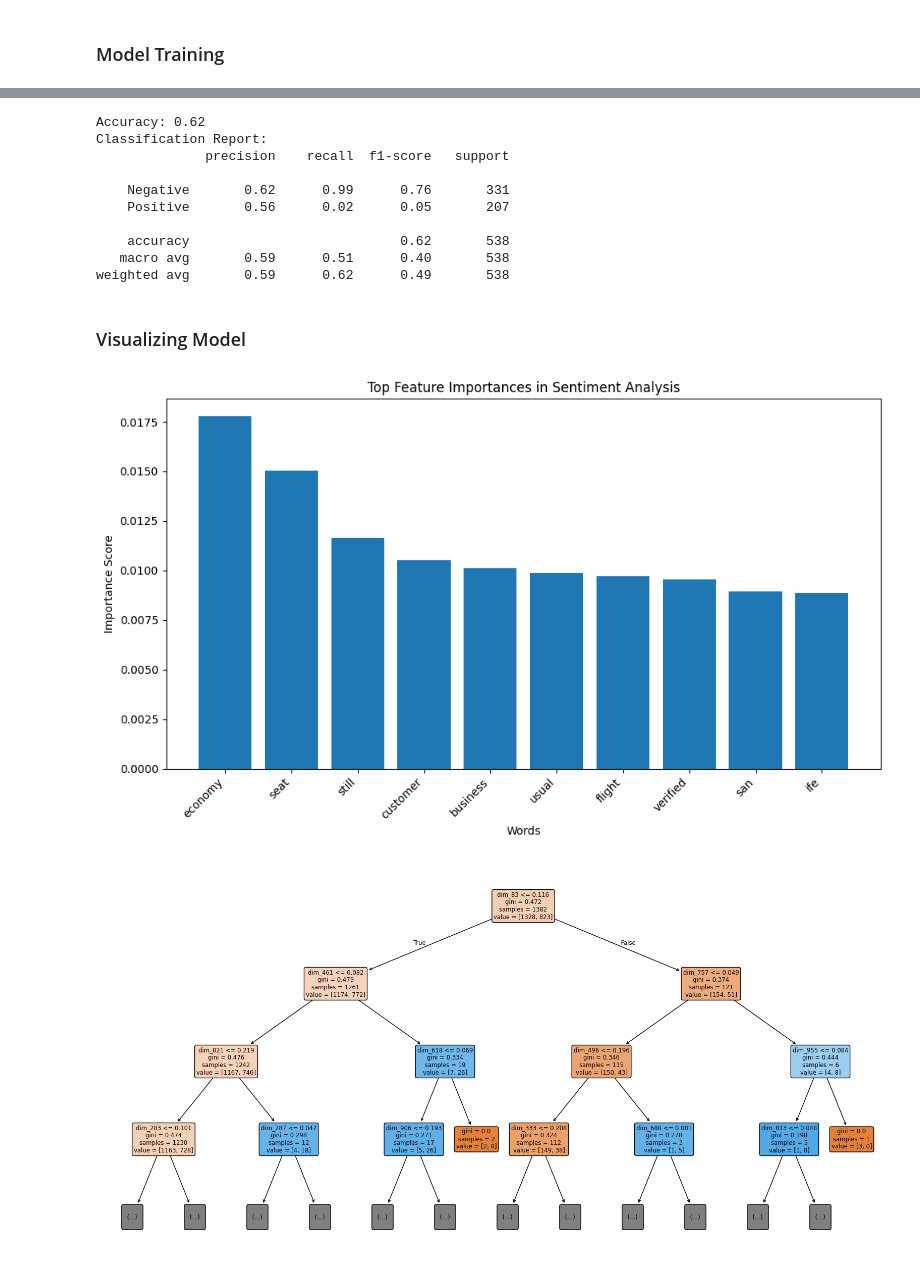
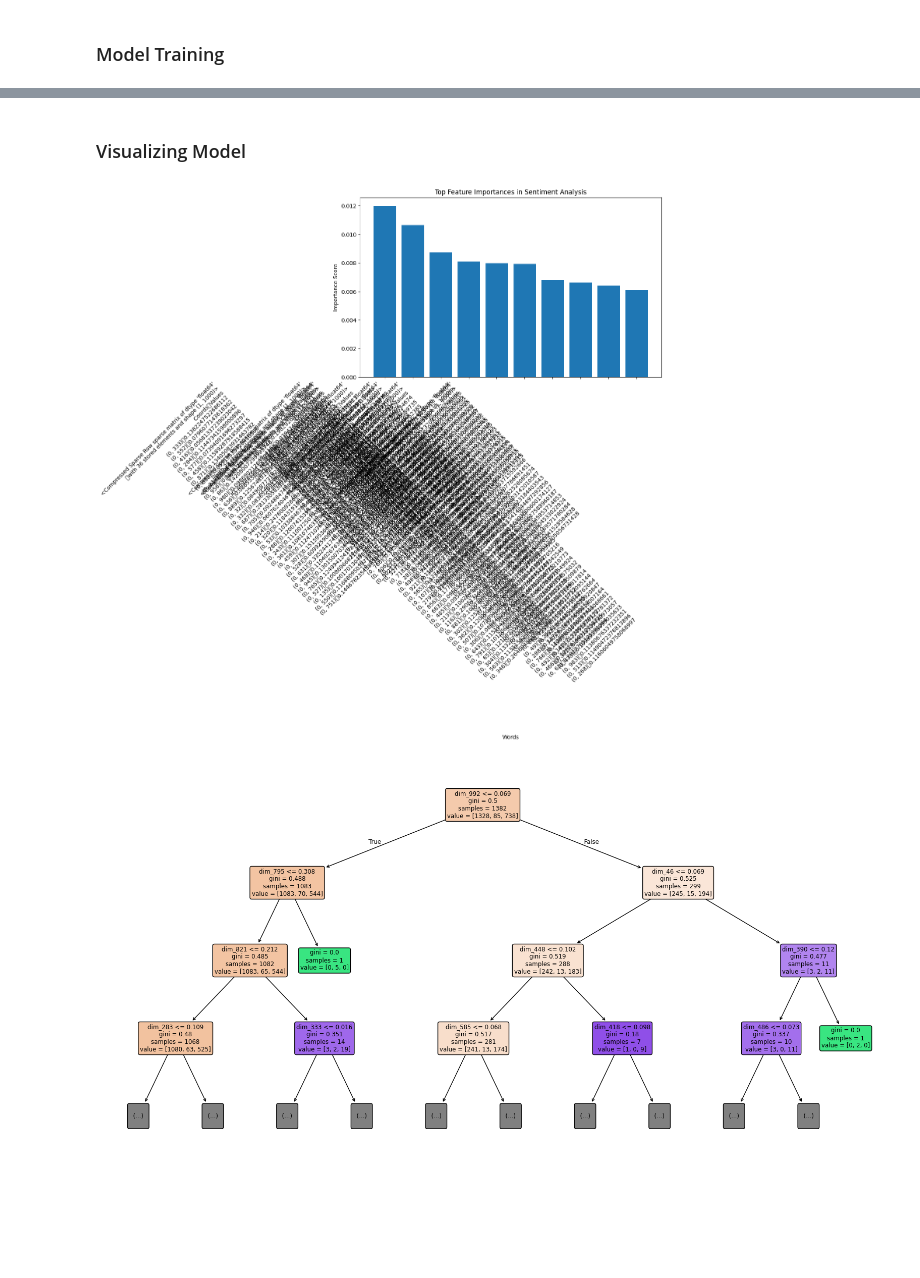
Before and after one commit to T-Godwins/airline-project, a Jupyter notebook: sentiment_analysis.ipynb, the cells around one changed output, grey strips where cells are left out. Saved outputs shown, nothing was run; the diff lists cells and outputs as text; code cells hidden in the pictures; blank space fills up the shorter version.

```diff
--- a/sentiment_analysis.ipynb
+++ b/sentiment_analysis.ipynb
@@ -160,7 +160,7 @@ cleaned_delta_df['processed_reviews'] = cleaned_delta_df['reviews'].apply(proces
 
 # Now use TF-IDF on the processed reviews
 vectorizer = TfidfVectorizer(max_features=1000)
-X_t = vectorizer.fit_transform(cleaned_delta_df['processed_reviews'])
+X = vectorizer.fit_transform(cleaned_delta_df['processed_reviews'])
 # %% [output]
 [nltk_data] Downloading package punkt to /Users/godwins/nltk_data...
 [nltk_data]   Package punkt is already up-to-date!
@@ -318,26 +243,0 @@ weighted avg       0.54      0.60      0.51       538
-# %%
-### Features and target for TF-IDF
-# Get feature names
-feature_names = vectorizer.get_feature_names_out()
-# Convert to array for the model
-y_t = cleaned_delta_df['sentiment'].values
-
-# Split the data into training and testing sets
-X_train, X_test, y_train, y_test = train_test_split(X_t, y_t, test_size=0.2, random_state=42)
-
-
-# Initialize the Random Forest classifier
-model = RandomForestClassifier(n_estimators=100, random_state=42)
-
-# Train the model
-model.fit(X_train, y_train)
-
-# Make predictions on the test set
-y_pred = model.predict(X_test)
-
-# Evaluate the model
-accuracy = accuracy_score(y_test, y_pred)
-report = classification_report(y_test, y_pred)
-
-print(f"TF-IDF Accuracy: {accuracy:.2f}")
-print(f"TF-IDF Classification Report:\n{report}")
@@ -392,28 +244,3 @@ BEST PARAMS: {'max_depth': 20, 'n_estimators': 100}
-# %%
-model = RandomForestClassifier(n_estimators=50, max_depth=10, random_state=42)
-model.fit(X_train,y_train)
-
-
-# Make predictions on the test set
-y_pred = model.predict(X_test)
-
-# Evaluate the model
-accuracy = accuracy_score(y_test, y_pred)
-report = classification_report(y_test, y_pred)
-
-print(f"Accuracy: {accuracy:.2f}")
-print(f"Classification Report:\n{report}")
-# %% [output]
-Accuracy: 0.62
-Classification Report:
-              precision    recall  f1-score   support
-
-    Negative       0.62      0.99      0.76       331
-    Positive       0.56      0.02      0.05       207
-
-    accuracy                           0.62       538
-   macro avg       0.59      0.51      0.40       538
-weighted avg       0.59      0.62      0.49       538
 # %% [markdown]
 ### Visualizing Model ###
 # %%
@@ -461,16 +288,17 @@ def plot_decision_tree(model, max_depth=3, figsize=(20,10)):
     plt.show()
 # %%
 # Visualize feature importance (top 10 features)
+feature_names =
 plot_feature_importance(
     model=model,
     feature_names=feature_names
 )
 
-# Visualize a single tree from the forest
+# Visualize a single tree from the forest --- Not very Informative atm
 plot_decision_tree(
     model=model,
     max_depth=3
 )
 # %% [output]
-[figure, old version]
+[figure, new version]
-[figure, old version]
+[figure, new version]
```
Also changed, not shown: parts of 11 cells of this notebook, 3 other files.
